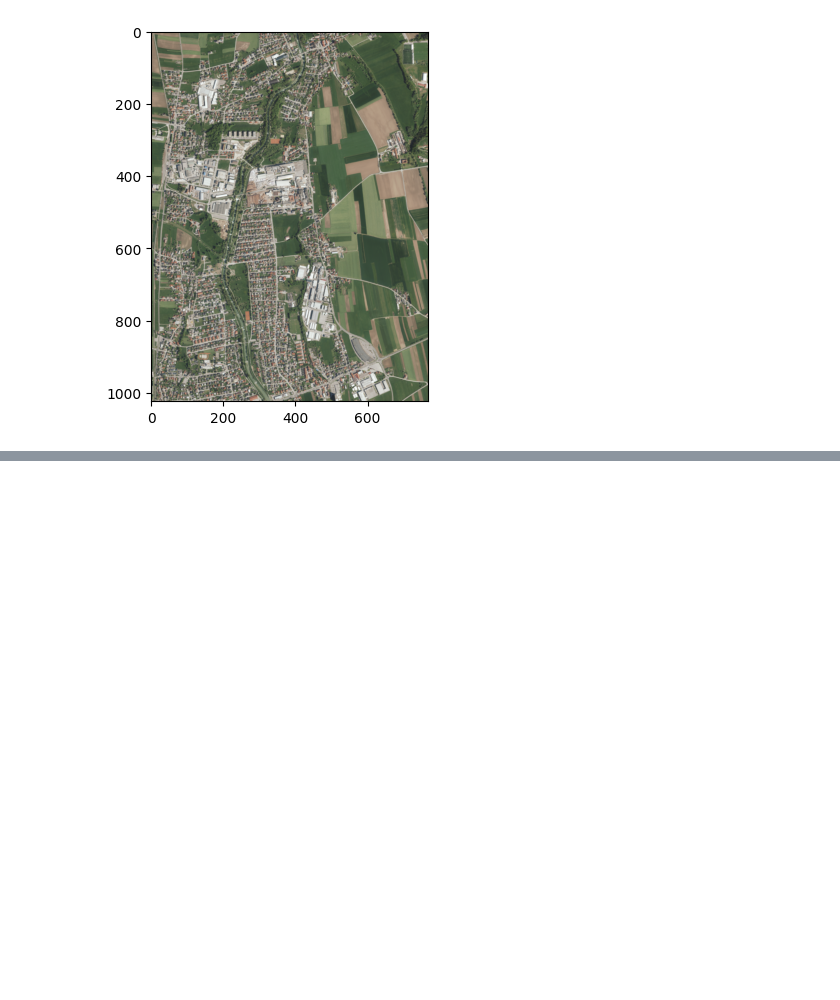
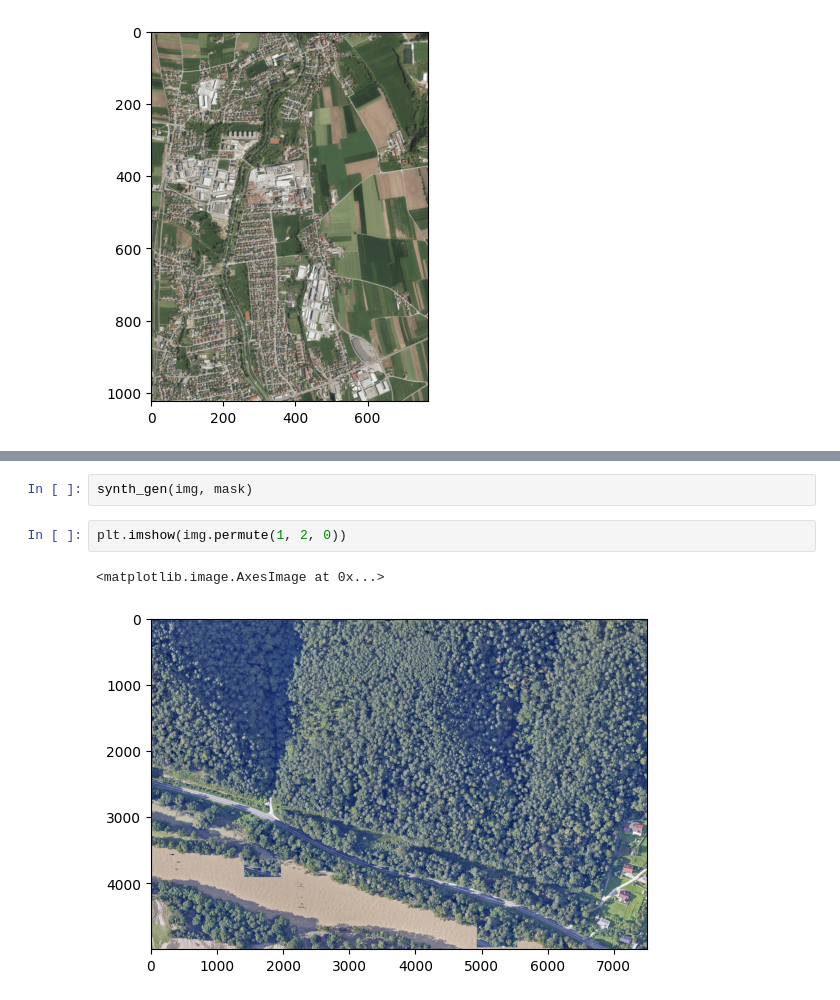
Before and after one commit to anablaz/dragonhack2024, a Jupyter notebook: src/prototyping.ipynb, the cells around one changed output, grey strips where cells are left out. Saved outputs shown, nothing was run; the diff lists cells and outputs as text; blank space fills up the shorter version.

```diff
--- a/src/prototyping.ipynb
+++ b/src/prototyping.ipynb
@@ -141,0 +234,7 @@ plt.imshow(untiled.permute(1, 2, 0).to(torch.uint8))
+# %%
+synth_gen(img, mask)
+# %%
+plt.imshow(img.permute(1, 2, 0))
+# %% [output]
+<matplotlib.image.AxesImage at 0x...>
+[figure, added]
```
Also changed, not shown: parts of 7 cells of this notebook.
